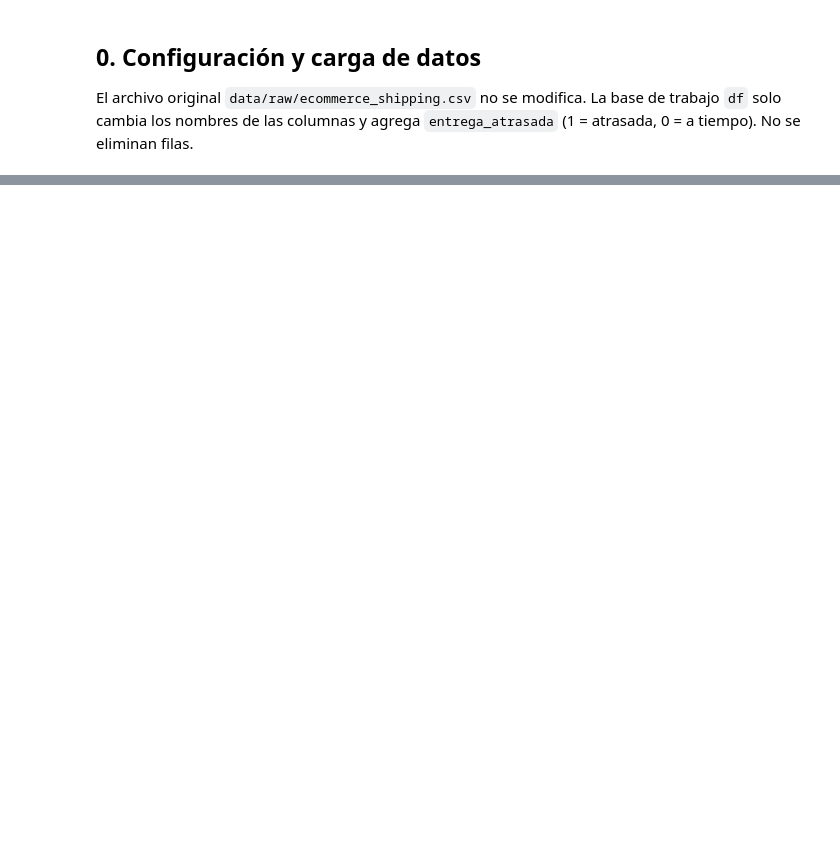
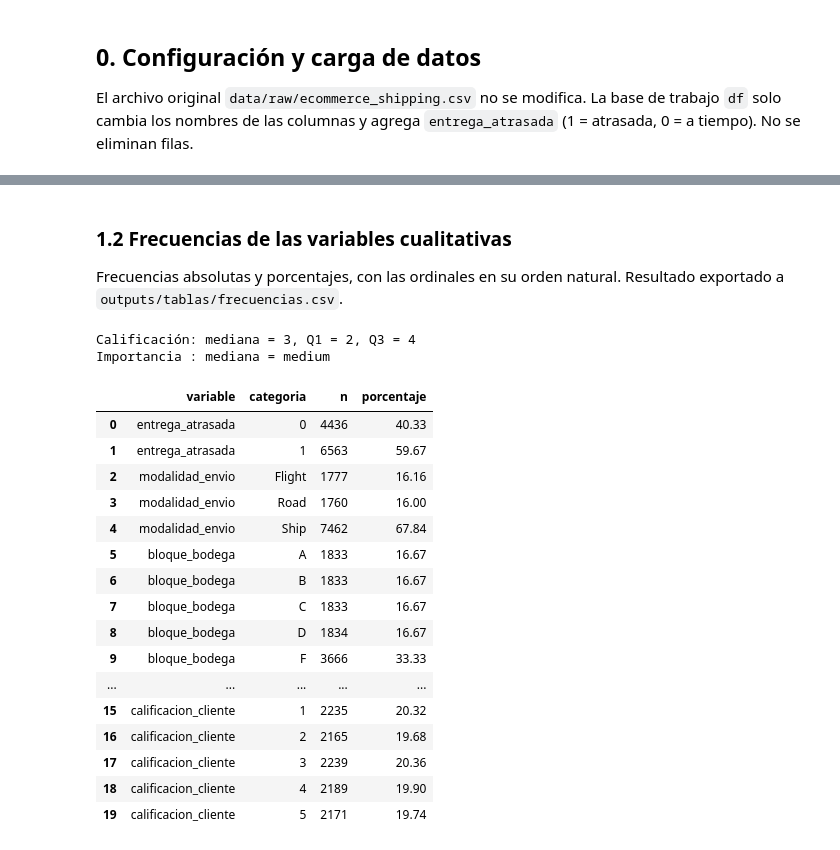
Before and after one commit to joserodriguezc/grupo_1_estadistica_computacional, a Jupyter notebook: notebooks/formativa_1.ipynb, the cells around one changed output, grey strips where cells are left out. Drawn from its saved outputs; the diff is of its cells as text; code cells hidden in the pictures; blank space fills up the shorter version.

```diff
--- a/notebooks/formativa_1.ipynb
+++ b/notebooks/formativa_1.ipynb
@@ -64,0 +138,45 @@ print('Bodegas:', df['bloque_bodega'].value_counts().sort_index().to_dict())
+# %% [markdown]
+### 1.2 Frecuencias de las variables cualitativas
+Frecuencias absolutas y porcentajes, con las ordinales en su orden natural. Resultado exportado a
+`outputs/tablas/frecuencias.csv`.
+# %%
+cualitativas = ['entrega_atrasada', 'modalidad_envio', 'bloque_bodega', 'genero',
+                'importancia_producto', 'calificacion_cliente']
+
+partes = []
+for v in cualitativas:
+    t = df[v].value_counts().sort_index().rename('n').to_frame()   # respeta el orden de las ordinales
+    t['porcentaje'] = t['n'] / n * 100
+    t.insert(0, 'categoria', t.index.astype(str))
+    t.insert(0, 'variable', v)
+    assert t['n'].sum() == n          # las frecuencias suman el total
+    partes.append(t)
+
+frecuencias = pd.concat(partes, ignore_index=True)
+frecuencias.to_csv(RAIZ / 'outputs/tablas/frecuencias.csv', index=False, encoding='utf-8')
+
+r = df['calificacion_cliente']
+print(f"Calificación: mediana = {r.median():g}, Q1 = {r.quantile(0.25):g}, Q3 = {r.quantile(0.75):g}")
+cod = int(df['importancia_producto'].cat.codes.median())
+print(f"Importancia : mediana = {df['importancia_producto'].cat.categories[cod]}")
+frecuencias.round(2)
+# %% [output]
+Calificación: mediana = 3, Q1 = 2, Q3 = 4
+Importancia : mediana = medium
+|  | variable | categoria | n | porcentaje |
+| 0 | entrega_atrasada | 0 | 4436 | 40.33 |
+| 1 | entrega_atrasada | 1 | 6563 | 59.67 |
+| 2 | modalidad_envio | Flight | 1777 | 16.16 |
+| 3 | modalidad_envio | Road | 1760 | 16.00 |
+| 4 | modalidad_envio | Ship | 7462 | 67.84 |
+| 5 | bloque_bodega | A | 1833 | 16.67 |
+| 6 | bloque_bodega | B | 1833 | 16.67 |
+| 7 | bloque_bodega | C | 1833 | 16.67 |
+| 8 | bloque_bodega | D | 1834 | 16.67 |
+| 9 | bloque_bodega | F | 3666 | 33.33 |
+| ... | ... | ... | ... | ... |
+| 15 | calificacion_cliente | 1 | 2235 | 20.32 |
+| 16 | calificacion_cliente | 2 | 2165 | 19.68 |
+| 17 | calificacion_cliente | 3 | 2239 | 20.36 |
+| 18 | calificacion_cliente | 4 | 2189 | 19.90 |
+| 19 | calificacion_cliente | 5 | 2171 | 19.74 |
```
Also changed, not shown: parts of 19 cells of this notebook, 11 other files.
